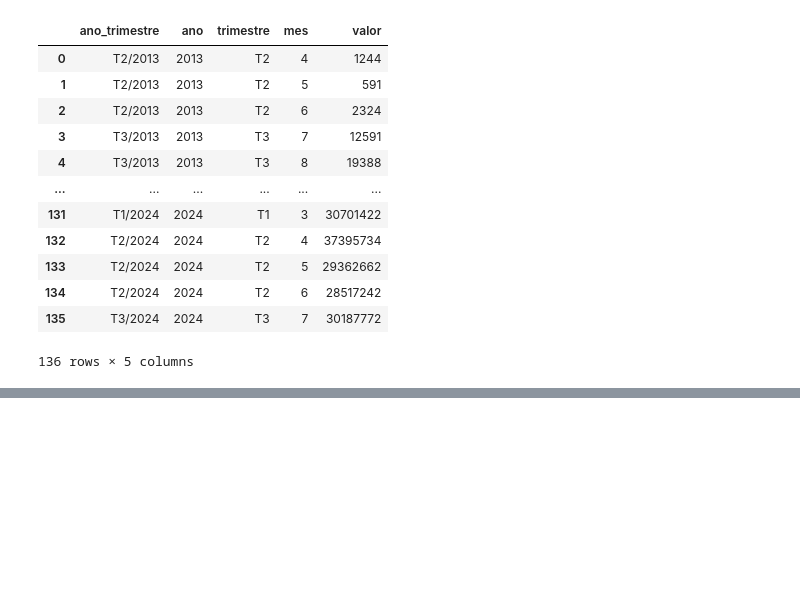
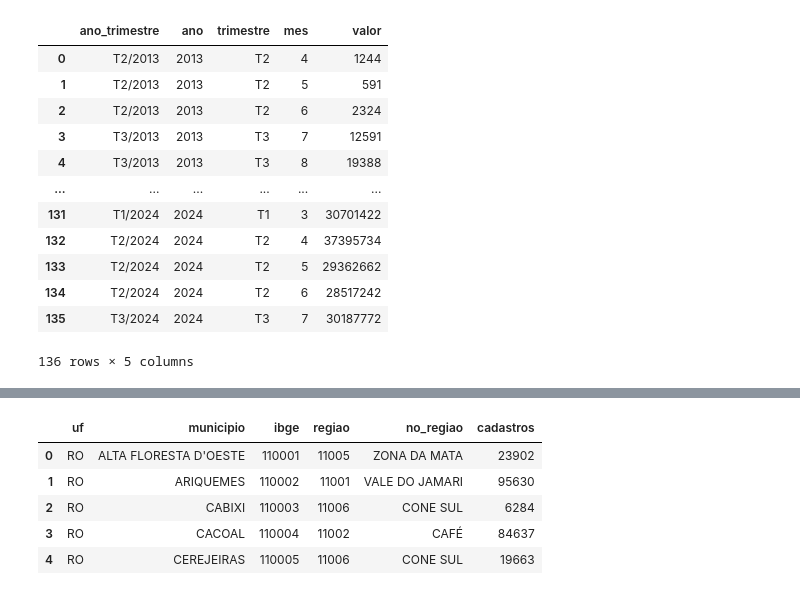
Before and after one commit to ecosustain/Info-APS, a Jupyter notebook: painel/teste.ipynb, the cells around one changed output, grey strips where cells are left out. Saved outputs shown, nothing was run; the diff lists cells and outputs as text; code cells hidden in the pictures; blank space fills up the shorter version.

```diff
--- a/painel/teste.ipynb
+++ b/painel/teste.ipynb
@@ -889,3 +895,11 @@ df_sarima
 | 134 | T2/2024 | 2024 | T2 | 6 | 28517242 |
 | 135 | T3/2024 | 2024 | T3 | 7 | 30187772 |
 136 rows × 5 columns
+# %%
+import pandas as pd
+
+# Import the Excel file
+df_reg_mun = pd.read_excel('data/reg_mun.xlsx')
+
+# Display the first few rows of the dataframe
+df_reg_mun.head()
@@ -891,0 +913,3 @@ df_sarima
+# %%
+cadastros_df = pd.read_json('data/cadastros.json', orient='records')
+cadastros_df.head()
@@ -891,0 +923,9 @@ df_sarima
+# %%
+# Ordenar cadastros_df pelo campo 'IBGE'
+cadastros_df = cadastros_df.sort_values(by='IBGE').reset_index(drop=True)
+
+# Ordenar df_reg_mun pelo campo 'ibge'
+df_reg_mun = df_reg_mun.sort_values(by='ibge').reset_index(drop=True)
+
+print(cadastros_df.head())
+print(df_reg_mun.head())
@@ -891,0 +945,14 @@ df_sarima
+# %%
+df_reg_mun['cadastros'] = cadastros_df['Cadastros']
+df_reg_mun['cidade'] = df_reg_mun['cidade'].str.upper()
+df_reg_mun['no_regiao'] = df_reg_mun['no_regiao'].str.upper()
+# rename column cidade to municipio
+df_reg_mun = df_reg_mun.rename(columns={'cidade': 'municipio'})
+df_reg_mun.head()
+# %% [output]
+|  | uf | municipio | ibge | regiao | no_regiao | cadastros |
+| 0 | RO | ALTA FLORESTA D'OESTE | 110001 | 11005 | ZONA DA MATA | 23902 |
+| 1 | RO | ARIQUEMES | 110002 | 11001 | VALE DO JAMARI | 95630 |
+| 2 | RO | CABIXI | 110003 | 11006 | CONE SUL | 6284 |
+| 3 | RO | CACOAL | 110004 | 11002 | CAFÉ | 84637 |
+| 4 | RO | CEREJEIRAS | 110005 | 11006 | CONE SUL | 19663 |
```
Also changed, not shown: parts of 7 cells of this notebook, 2 other files.
